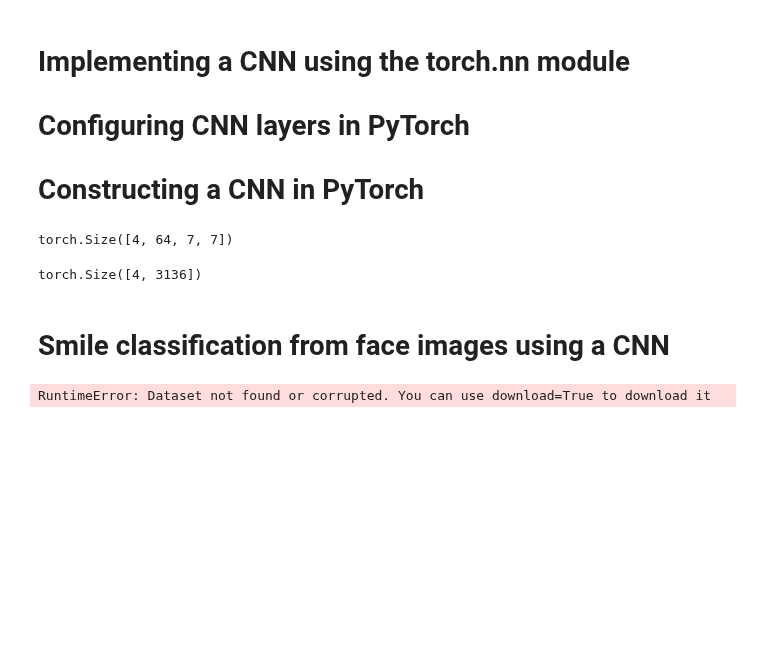
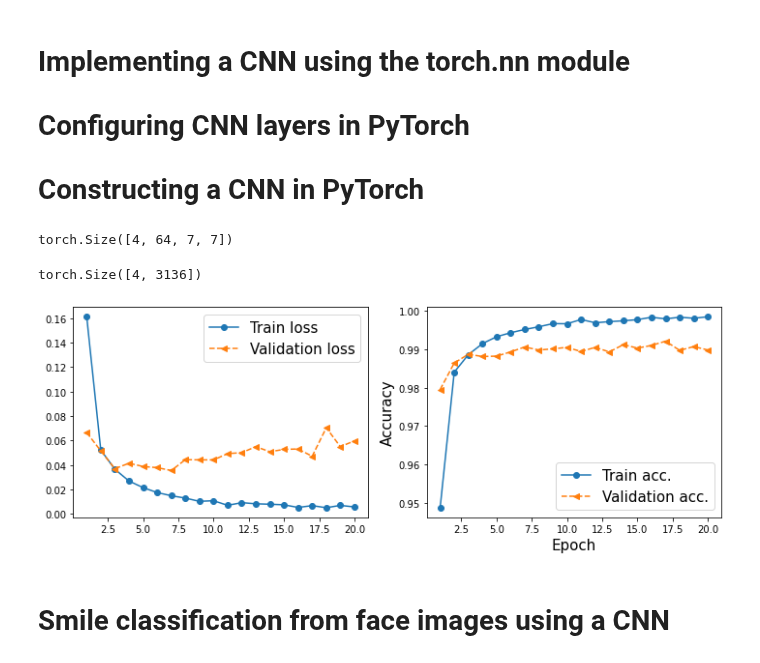
Before and after one commit to robb666/nn, a Jupyter notebook: Machine Learning With PyTorch and Scikit-Learn/Chapter 14 - Classifying Images with Deep Convolutional Neural Networks.ipynb, the cells around one changed output. Drawn from its saved outputs; the diff is of its cells as text; code cells hidden in the pictures; blank space fills up the shorter version.

```diff
--- a/Machine Learning With PyTorch and Scikit-Learn/Chapter 14 - Classifying Images with Deep Convolutional Neural Networks.ipynb
+++ b/Machine Learning With PyTorch and Scikit-Learn/Chapter 14 - Classifying Images with Deep Convolutional Neural Networks.ipynb
@@ -269,19 +272,23 @@ def train(model, num_epochs, train_dl, valid_dl):
+# %%
+hist = torch.load('model_hist.pth')
 # %%
-# import matplotlib.pyplot as plt
+import matplotlib.pyplot as plt
 
-# x_arr = np.arange(len(hist[0])) + 1
-# fig = plt.figure(figsize=(12, 4))
-# ax = fig.add_subplot(1, 2, 1)
-# ax.plot(x_arr, hist[0], '-o', label='Train loss')
-# ax.plot(x_arr, hist[1], '--<', label='Validation loss')
+x_arr = np.arange(len(hist[0])) + 1
+fig = plt.figure(figsize=(12, 4))
+ax = fig.add_subplot(1, 2, 1)
+ax.plot(x_arr, hist[0], '-o', label='Train loss')
+ax.plot(x_arr, hist[1], '--<', label='Validation loss')
 
-# ax.legend(fontsize=15)
-# ax = fig.add_subplot(1, 2, 2)
-# ax.plot(x_arr, hist[2], '-o', label='Train acc.')
-# ax.plot(x_arr, hist[3], '--<', label='Validation acc.')
+ax.legend(fontsize=15)
+ax = fig.add_subplot(1, 2, 2)
+ax.plot(x_arr, hist[2], '-o', label='Train acc.')
+ax.plot(x_arr, hist[3], '--<', label='Validation acc.')
 
-# ax.legend(fontsize=15)
-# ax.set_xlabel('Epoch', size=15)
-# ax.set_ylabel('Accuracy', size=15)
-# plt.show()
+ax.legend(fontsize=15)
+ax.set_xlabel('Epoch', size=15)
+ax.set_ylabel('Accuracy', size=15)
+plt.show()
+# %% [output]
+[figure, added]
 # %%
@@ -307,23 +314,21 @@ def train(model, num_epochs, train_dl, valid_dl):
 # %% [markdown]
 # Smile classification from face images using a CNN
 # %%
-image_path = './'
-celeba_train_dataset = torchvision.datasets.CelebA(
-    image_path, split='train',
-    target_type='attr', download=False
-)
-celeba_valid_dataset = torchvision.dataset.CelebA(
-    image_path, split='valid',
-    target_type='attr', download=False
-)
-celeba_test_dataset = torchvision.datasets.CelebA(
-    image_path, split='test',
-    target_type='attr', download=False
-)
+# image_path = './'
+# celeba_train_dataset = torchvision.datasets.CelebA(
+#     image_path, split='train',
+#     target_type='attr', download=False
+# )
+# celeba_valid_dataset = torchvision.dataset.CelebA(
+#     image_path, split='valid',
+#     target_type='attr', download=False
+# )
+# celeba_test_dataset = torchvision.datasets.CelebA(
+#     image_path, split='test',
+#     target_type='attr', download=False
+# )
 
-print('Train set:', len(celeba_train_dataset))
-print('Validation set:', len(celeba_valid_dataset))
-print('Test set:', len(celeba_test_dataset))
+# print('Train set:', len(celeba_train_dataset))
+# print('Validation set:', len(celeba_valid_dataset))
+# print('Test set:', len(celeba_test_dataset))
-# %% [output]
-RuntimeError: Dataset not found or corrupted. You can use download=True to download it
 # %%
```
Also changed, not shown: parts of 4 cells of this notebook, 2 other files.
